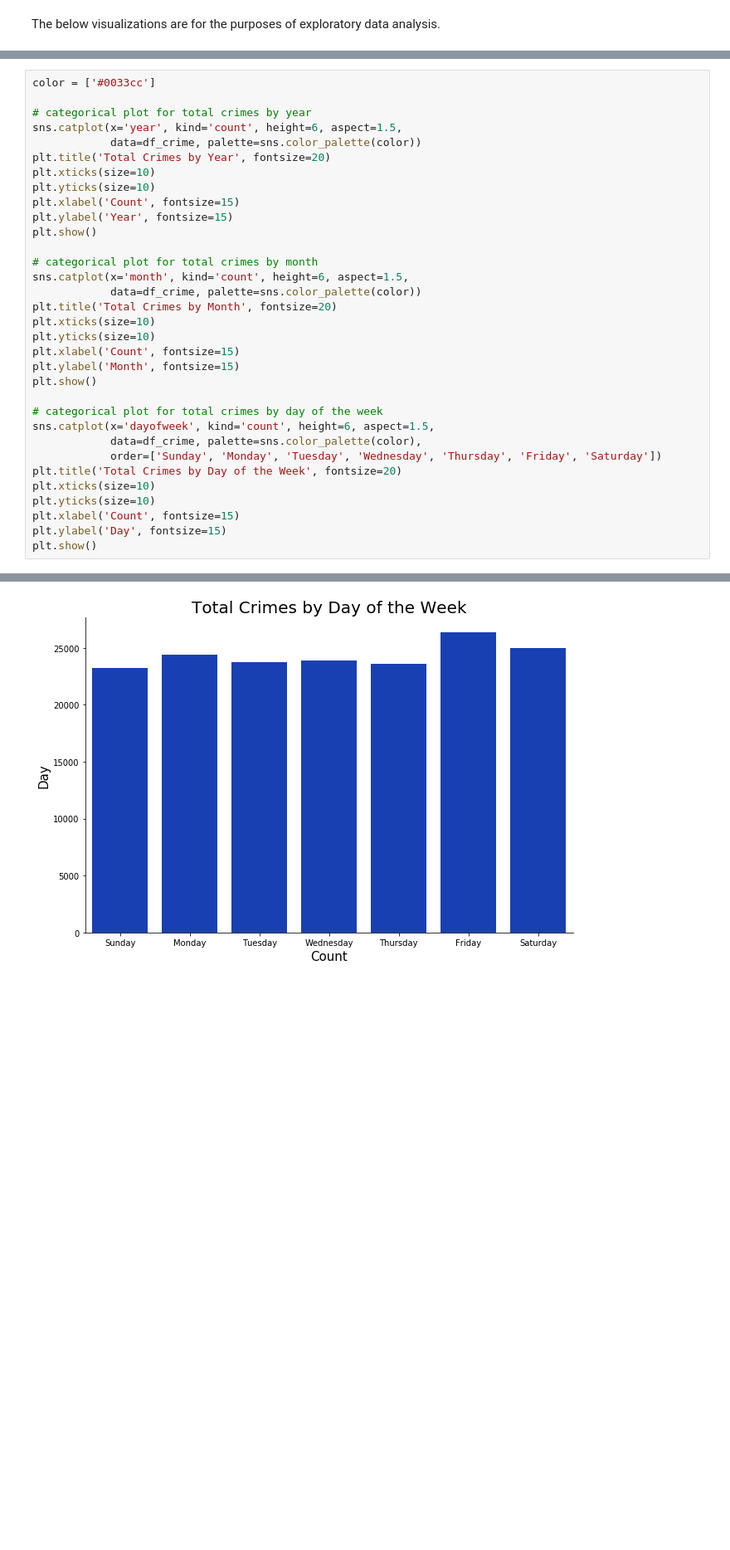
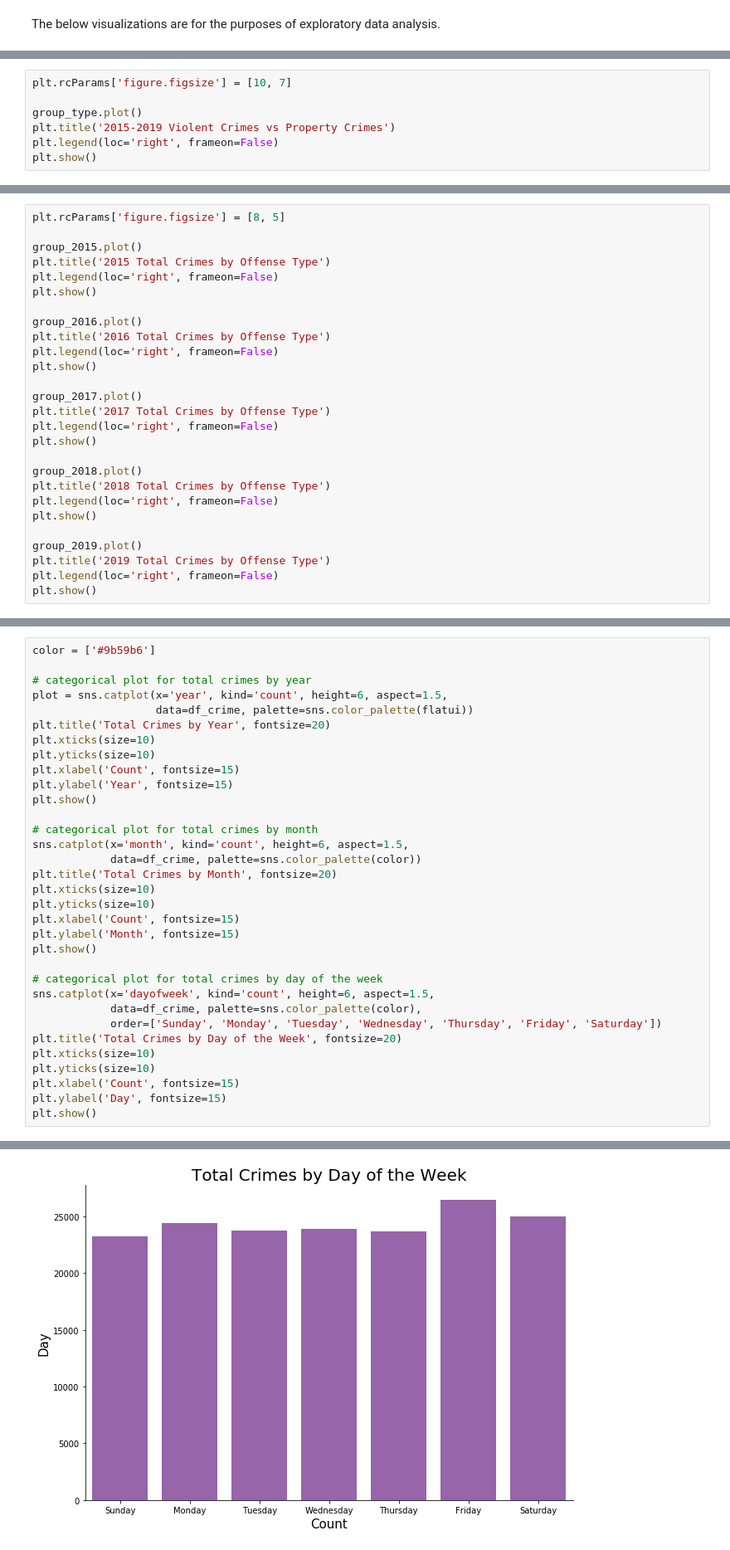
Before and after one commit to htappa/DC_CrimeMappingTool, a Jupyter notebook: dc_crimes_analysis.ipynb, the cells around one changed output, grey strips where cells are left out. Shown at 83% size. Cells and saved outputs as stored; diff of their text form; blank space fills up the shorter version.

Commit message:
added visualizations to ipynb

```diff
--- a/dc_crimes_analysis.ipynb
+++ b/dc_crimes_analysis.ipynb
@@ -124,0 +177,7 @@ plt.show()
+# %%
+plt.rcParams['figure.figsize'] = [10, 7]
+
+group_type.plot()
+plt.title('2015-2019 Violent Crimes vs Property Crimes')
+plt.legend(loc='right', frameon=False)
+plt.show()
@@ -124,0 +193,27 @@ plt.show()
+# %%
+plt.rcParams['figure.figsize'] = [8, 5]
+
+group_2015.plot()
+plt.title('2015 Total Crimes by Offense Type')
+plt.legend(loc='right', frameon=False)
+plt.show()
+
+group_2016.plot()
+plt.title('2016 Total Crimes by Offense Type')
+plt.legend(loc='right', frameon=False)
+plt.show()
+
+group_2017.plot()
+plt.title('2017 Total Crimes by Offense Type')
+plt.legend(loc='right', frameon=False)
+plt.show()
+
+group_2018.plot()
+plt.title('2018 Total Crimes by Offense Type')
+plt.legend(loc='right', frameon=False)
+plt.show()
+
+group_2019.plot()
+plt.title('2019 Total Crimes by Offense Type')
+plt.legend(loc='right', frameon=False)
+plt.show()
@@ -125,9 +226,9 @@ plt.show()
 # %%
-color = ['#0033cc']
+color = ['#9b59b6']
 
 # categorical plot for total crimes by year
-sns.catplot(x='year', kind='count', height=6, aspect=1.5,
-            data=df_crime, palette=sns.color_palette(color))
+plot = sns.catplot(x='year', kind='count', height=6, aspect=1.5,
+                   data=df_crime, palette=sns.color_palette(flatui))
 plt.title('Total Crimes by Year', fontsize=20)
 plt.xticks(size=10)
 plt.yticks(size=10)
@@ -161,4 +262,4 @@ plt.show()
-[figure, old version]
+[figure, new version]
 # %%
 # categorical plot for count of offense type
 
```
Also changed, not shown: parts of 22 cells of this notebook.
